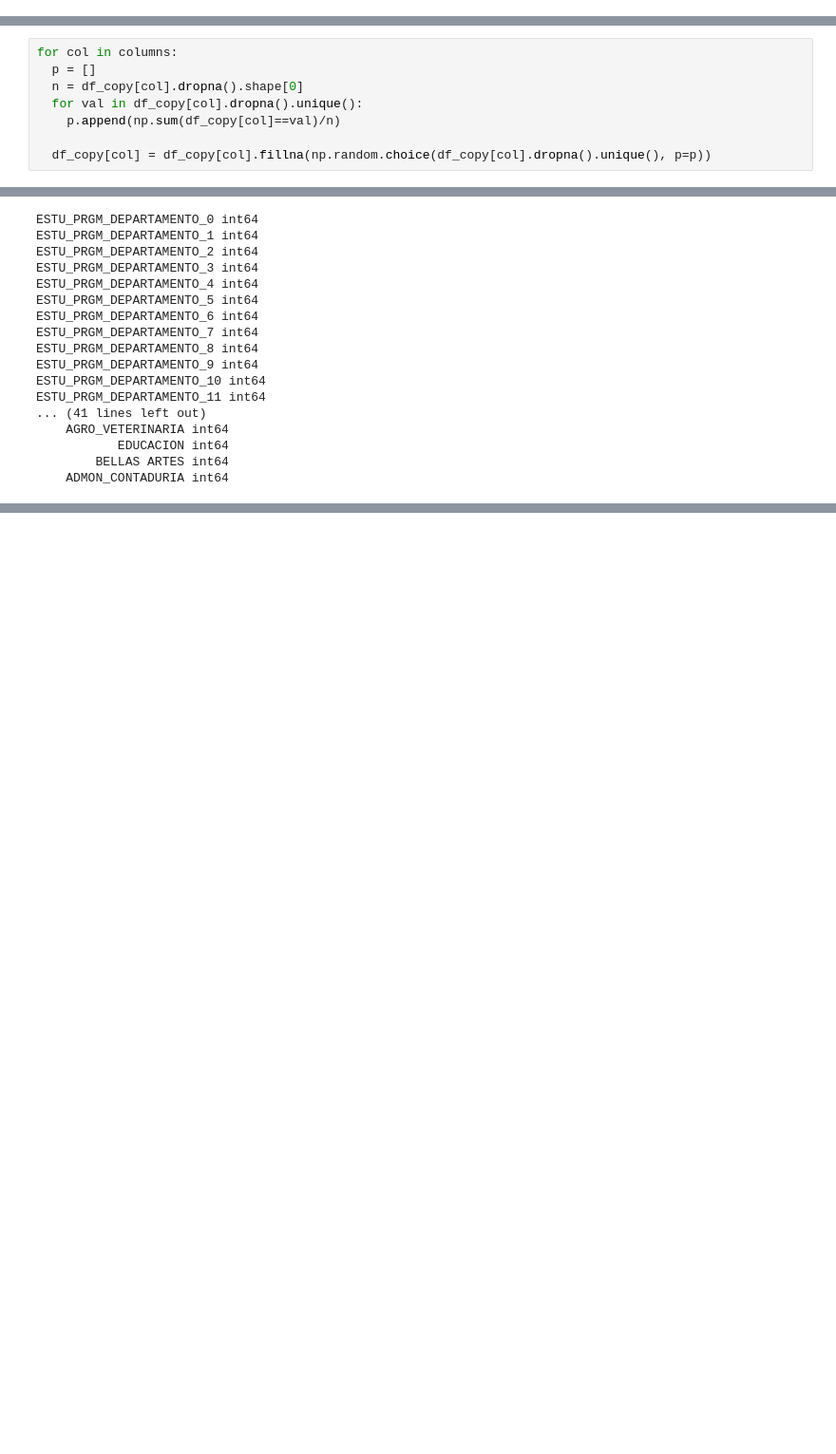
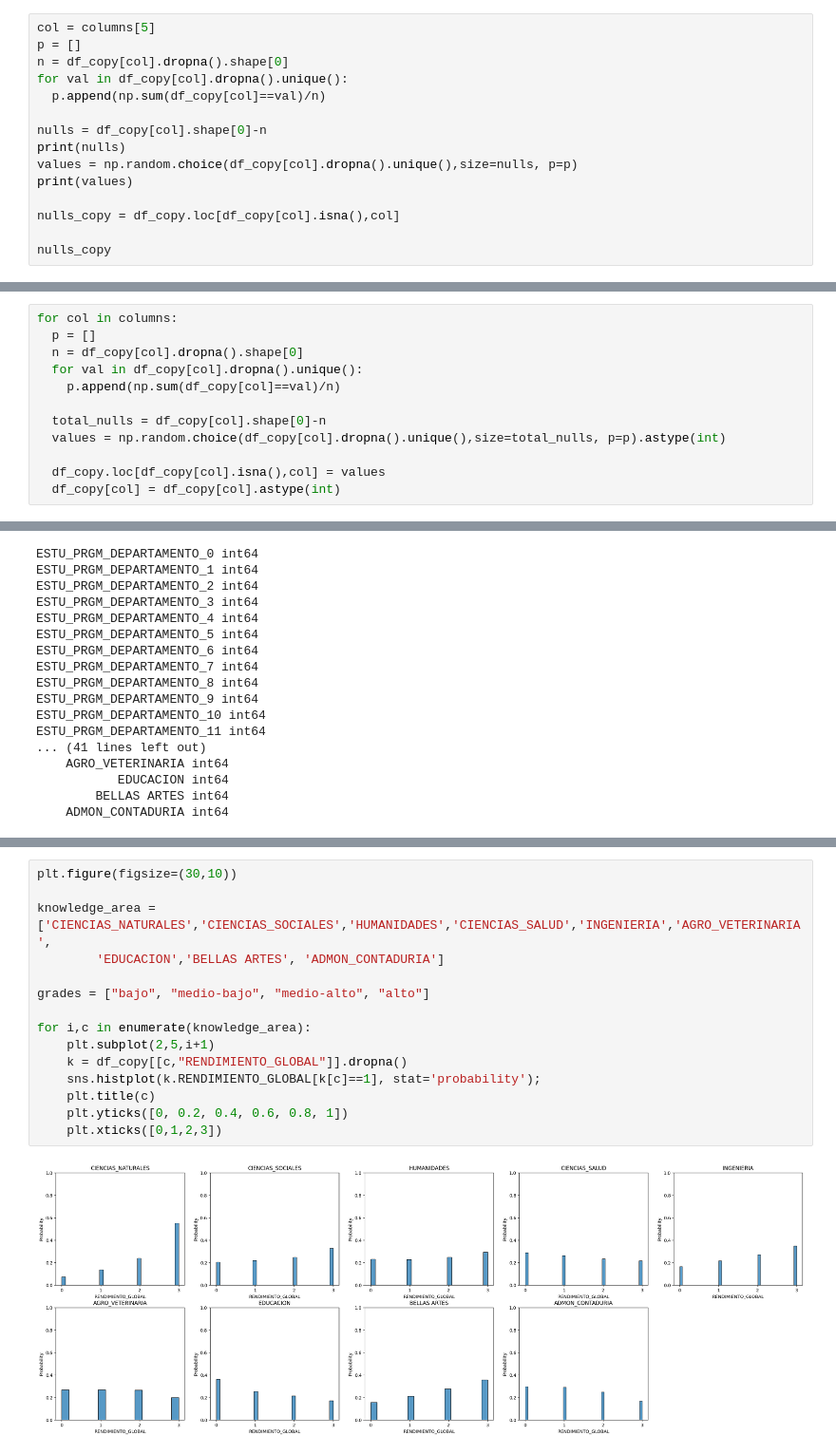
Before and after one commit to afflorezc/proyecto-modelos-de-sistemas-1, a Jupyter notebook: 02 - preprocesado.ipynb, the cells around one changed output, grey strips where cells are left out. Shown at 95% size. Cells and saved outputs as stored; diff of their text form; blank space fills up the shorter version.

```diff
--- a/02 - preprocesado.ipynb
+++ b/02 - preprocesado.ipynb
@@ -1297 +1299,16 @@ columns = ['FAMI_TIENEINTERNET','FAMI_TIENELAVADORA','FAMI_TIENEAUTOMOVIL','FAMI
            'FAMI_EDUCACIONMADRE', 'ESTU_HORASSEMANATRABAJA','ESTU_VALORMATRICULAUNIVERSIDAD']
+# %%
+col = columns[5]
+p = []
+n = df_copy[col].dropna().shape[0]
+for val in df_copy[col].dropna().unique():
+  p.append(np.sum(df_copy[col]==val)/n)
+
+nulls = df_copy[col].shape[0]-n
+print(nulls)
+values = np.random.choice(df_copy[col].dropna().unique(),size=nulls, p=p)
+print(values)
+
+nulls_copy = df_copy.loc[df_copy[col].isna(),col]
+
+nulls_copy
@@ -1302,7 +1331,11 @@ for col in columns:
   for val in df_copy[col].dropna().unique():
     p.append(np.sum(df_copy[col]==val)/n)
 
-  df_copy[col] = df_copy[col].fillna(np.random.choice(df_copy[col].dropna().unique(), p=p))
+  total_nulls = df_copy[col].shape[0]-n
+  values = np.random.choice(df_copy[col].dropna().unique(),size=total_nulls, p=p).astype(int)
+
+  df_copy.loc[df_copy[col].isna(),col] = values
+  df_copy[col] = df_copy[col].astype(int)
 # %%
 total = df_copy.shape[0]
 for col in df_copy.columns:
@@ -1363,0 +1401,17 @@ ESTU_PRGM_DEPARTAMENTO_11 int64
+# %%
+plt.figure(figsize=(30,10))
+
+knowledge_area = ['CIENCIAS_NATURALES','CIENCIAS_SOCIALES','HUMANIDADES','CIENCIAS_SALUD','INGENIERIA','AGRO_VETERINARIA',
+        'EDUCACION','BELLAS ARTES', 'ADMON_CONTADURIA']
+
+grades = ["bajo", "medio-bajo", "medio-alto", "alto"]
+
+for i,c in enumerate(knowledge_area):
+    plt.subplot(2,5,i+1)
+    k = df_copy[[c,"RENDIMIENTO_GLOBAL"]].dropna()
+    sns.histplot(k.RENDIMIENTO_GLOBAL[k[c]==1], stat='probability');
+    plt.title(c)
+    plt.yticks([0, 0.2, 0.4, 0.6, 0.8, 1])
+    plt.xticks([0,1,2,3])
+# %% [output]
+[figure, added]
```
Also changed, not shown: parts of 36 cells of this notebook, 8 other files.
